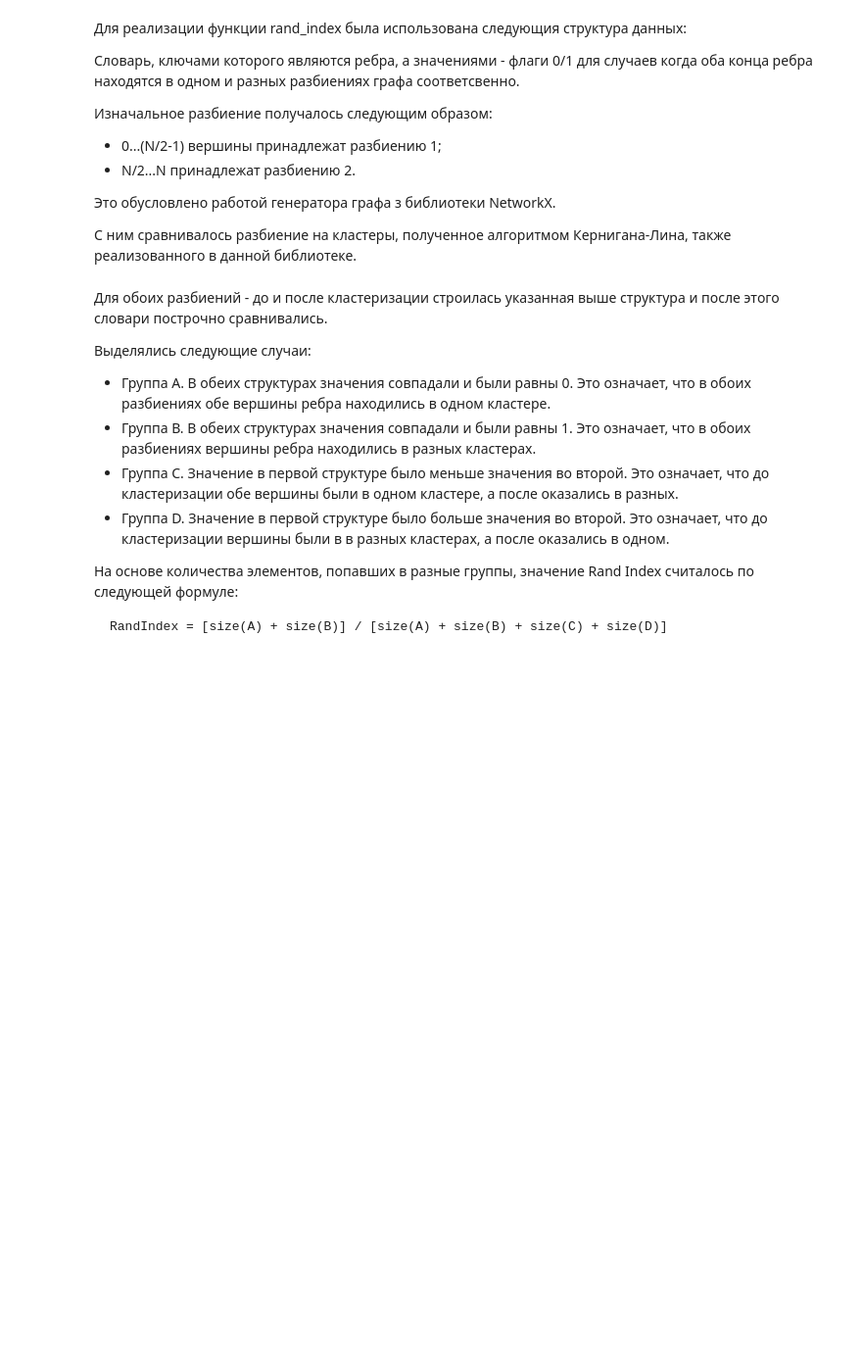
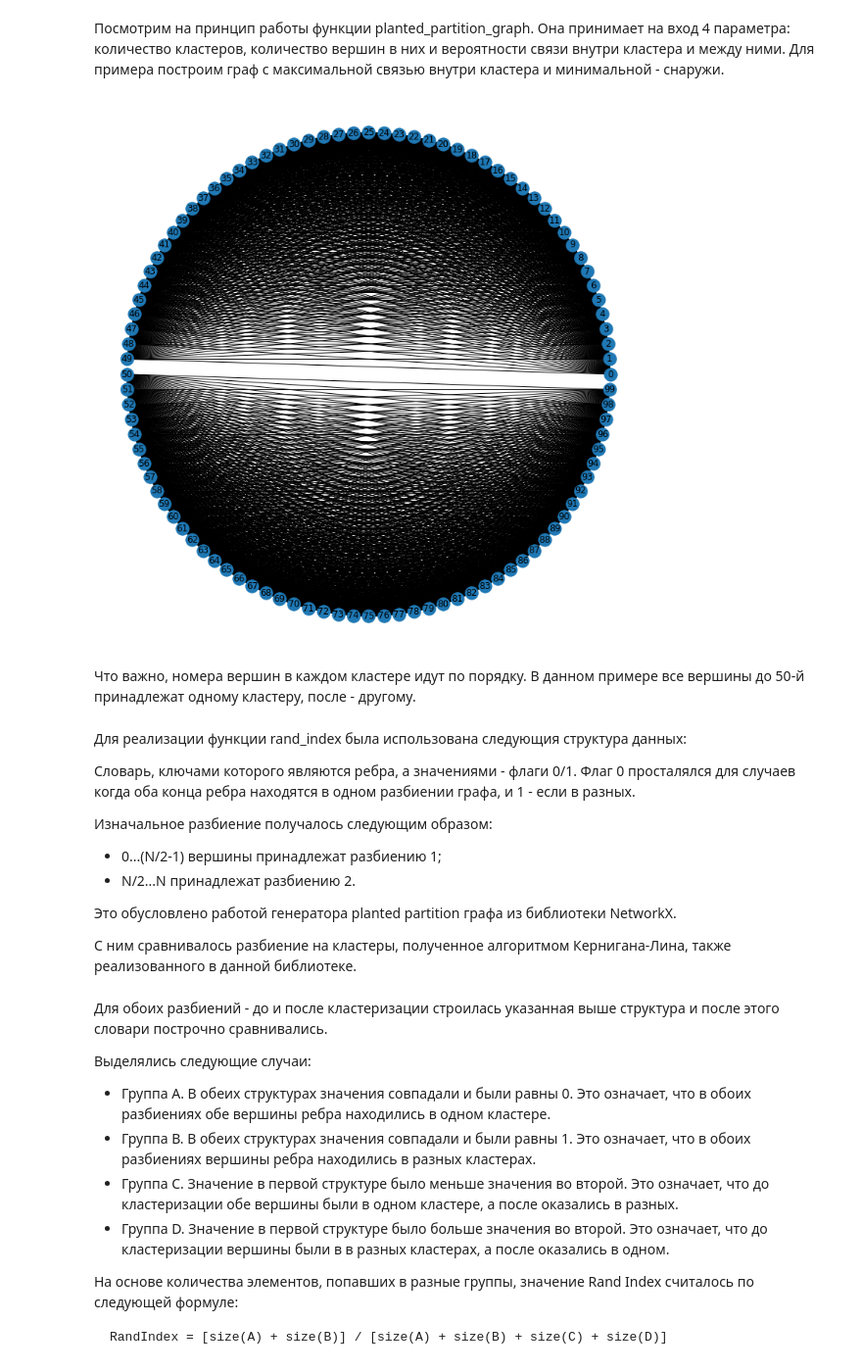
Before and after one commit to MaksimovArtem/NetworksLabs, a Jupyter notebook: Communities.ipynb, the cells around one changed output. Shown at 98% size. Saved outputs shown, nothing was run; the diff lists cells and outputs as text; code cells hidden in the pictures; blank space fills up the shorter version.

```diff
--- a/Communities.ipynb
+++ b/Communities.ipynb
@@ -2,17 +6,28 @@
 import networkx as nx
 import matplotlib.pyplot as plt
 import numpy as np
+# %% [markdown]
+Посмотрим на принцип работы функции planted_partition_graph. Она принимает на вход 4 параметра: количество кластеров, количество вершин в них и вероятности связи внутри кластера и между ними.
+Для примера построим граф с максимальной связью внутри кластера и минимальной - снаружи.
+# %%
+graph = nx.planted_partition_graph(2, 50, 1, 0)
+plt.figure(figsize=(10,10))
+nx.draw_shell(graph, with_labels=True)
+# %% [output]
+[figure, added]
+# %% [markdown]
+Что важно, номера вершин в каждом кластере идут по порядку. В данном примере все вершины до 50-й принадлежат одному кластеру, после - другому.
 # %% [markdown]
 Для реализации функции rand_index была использована следующия структура данных:
 
-Словарь, ключами которого являются ребра, а значениями - флаги 0/1 для случаев когда оба конца ребра находятся в одном и разных разбиениях графа соответсвенно.
+Словарь, ключами которого являются ребра, а значениями - флаги 0/1. Флаг 0 просталялся для случаев когда оба конца ребра находятся в одном разбиении графа, и 1 - если в разных.
 
 Изначальное разбиение получалось следующим образом:
 
   - 0...(N/2-1) вершины принадлежат разбиению 1;
   - N/2...N принадлежат разбиению 2.
 
-Это обусловлено работой генератора графа з библиотеки NetworkX.
+Это обусловлено работой генератора planted partition графа из библиотеки NetworkX.
 
 С ним сравнивалось разбиение на кластеры, полученное алгоритмом Кернигана-Лина, также реализованного в данной библиотеке.
 # %%
```
Also changed, not shown: parts of 15 cells of this notebook.
